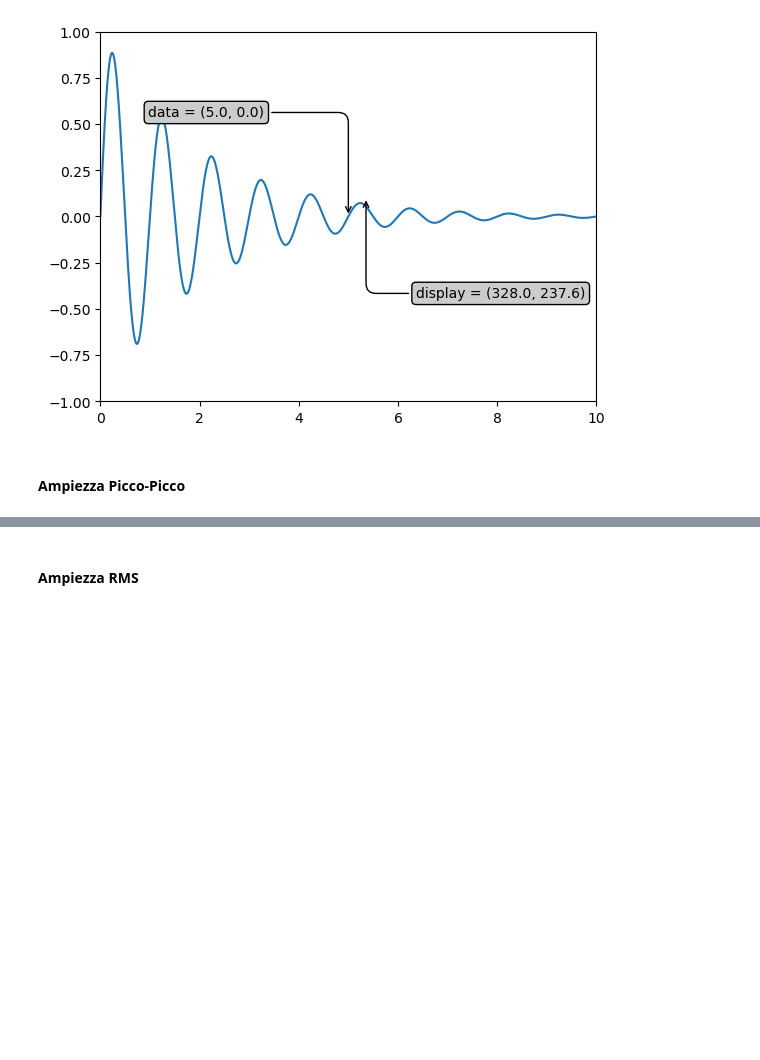
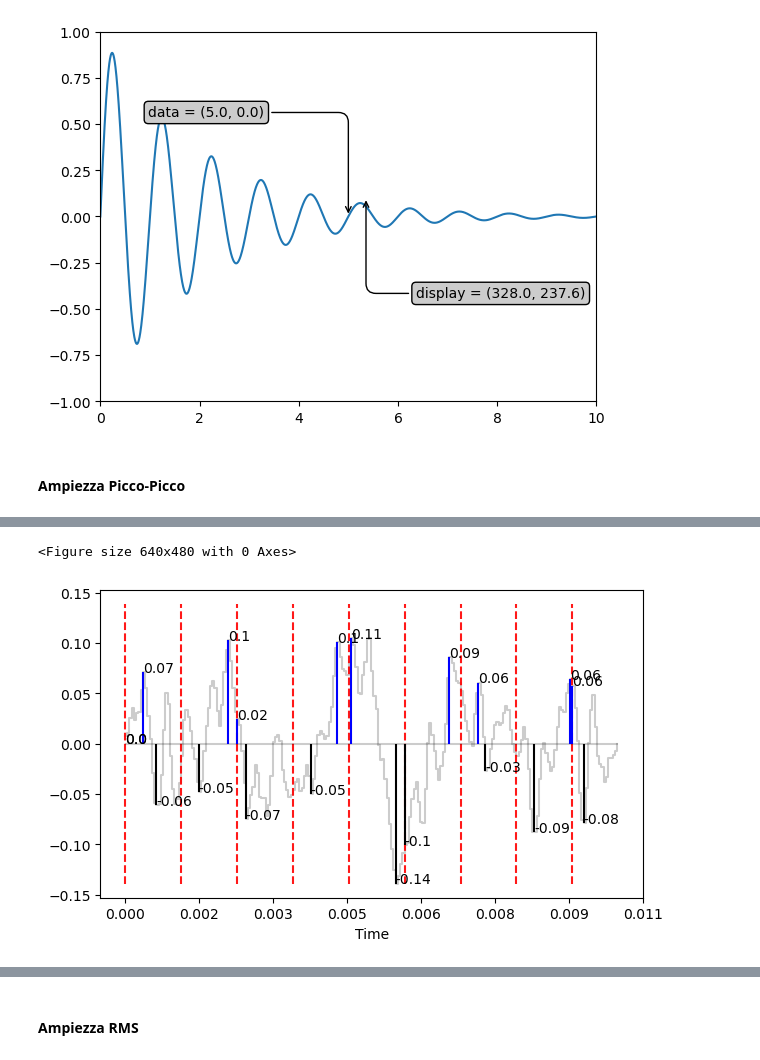
Before and after one commit to andreaagostini-teaching/cs1-dispense, a Jupyter notebook: notebooks/capitolo_1.ipynb, the cells around one changed output, grey strips where cells are left out. Drawn from its saved outputs; the diff is of its cells as text; code cells hidden in the pictures; blank space fills up the shorter version.

```diff
--- a/notebooks/capitolo_1.ipynb
+++ b/notebooks/capitolo_1.ipynb
@@ -472,0 +575,73 @@ plt.show()
+# %%
+# Plotting Ampiezza Picco-Picco
+
+#ampiezza = abs(max(x[t:t-n]) - min (x[t:t-n])
+# quindi per raffigurarlo, annota il massimo, annota il minimo, disegna una linea tratteggiata tra le due y, alla x maggiore tra le due, magari fai una
+#linea all'altezza y che colleghi le x, in modo da avere una chiara rappresentazione visiva
+
+#ripiglio lo stesso segmento di ciaccona
+#dividi il wave in n marker temporeggiati e poi ottieni per ogni sezione il valore massimo e metti la freccetta sul valore massimo della porzione di dati
+plt.clf()
+
+y, sr = librosa.load(ciaccona, duration= 0.01, offset= 1.4)
+fig, ax = plt.subplots(nrows=1, sharex=True, figsize=(7, 4))
+librosa.display.waveshow(y, sr=sr, alpha = 0.2, ax=ax, color='black')
+times = librosa.times_like(y, sr=sr)
+
+samples_array = []
+i = 0
+
+while i <  times.size:
+    samples_array.append(i)
+    i = i + 25
+samples_array = np.array(samples_array)
+
+ms_array = samples_array / sr
+
+plot_max = abs(max(y, key=abs))
+
+max_value = np.array(0)
+max_value_index = np.array(0)
+min_value = np.array(0)
+min_value_index = np.array(0)
+
+for idx, i  in enumerate(samples_array):
+    #print(idx, i)
+    #print("segment",samples_array[idx])
+    max_value = np.append(max_value, max(y[i:i+25]))
+    #print("max",max_value)
+    #arg_max
+    max_value_index = np.append(max_value_index, (y[i:i+25]).argmax() + i)
+    #print("argmax",(y[i:i+25]).argmax())
+    min_value = np.append(min_value, min(y[i:i+25]))
+    #print("min",min(y[i:i+25]))
+    min_value_index = np.append(min_value_index, (y[i:i+25]).argmin() + i)
+    #print("argmin",(y[i:i+25]).argmin())
+
+print("array max value", max_value)
+print("array max value indici", max_value_index)
+print("array min value", min_value)
+print("array min value indici", min_value_index)
+
+#plt.title('Ampiezza di picco, misurata ad intervalli regolari di 100 samples con frequenza di campionamento 22050Hz')
+for idx,x in enumerate(ms_array):
+    #recupera il valore di ciaccona all'istante t
+    t = y[samples_array[idx]] #samples_array posizione indice
+    ax.vlines(x, max(y, key=abs), abs(max(y, key=abs)) , color='r', alpha=0.9, linestyle='--', label='Onsets')
+    #ax.annotate(round(t,2), xy= (x, t))
+
+ax.hlines(0, 0, 0.01, color='black', alpha=0.2)
+
+for idx,x in enumerate(max_value_index / sr):
+    ax.vlines(x, 0, max_value[idx] , color='b', alpha=1, linestyle='-', label='Onsets')
+    ax.annotate(round(max_value[idx],2), xy= (x, max_value[idx]))
+
+for idx,x in enumerate(min_value_index / sr):
+    ax.vlines(x, 0, min_value[idx] , color='k', alpha=1, linestyle='-', label='Onsets')
+    #ora serve una linea orizzontale tra i due valori
+    ax.annotate(round(min_value[idx],2), xy= (x, min_value[idx]))
+
+plt.savefig("../figures/ampiezza_picco_picco.pgf")
+
+#fare tipo l'arrow coso che fa una freccia dal picco maggiore al picco minore
+# %% [output]
@@ -472,0 +654,2 @@ plt.show()
+<Figure size 640x480 with 0 Axes>
+[figure, added]
```
Also changed, not shown: parts of 15 cells of this notebook, 4 other files.
